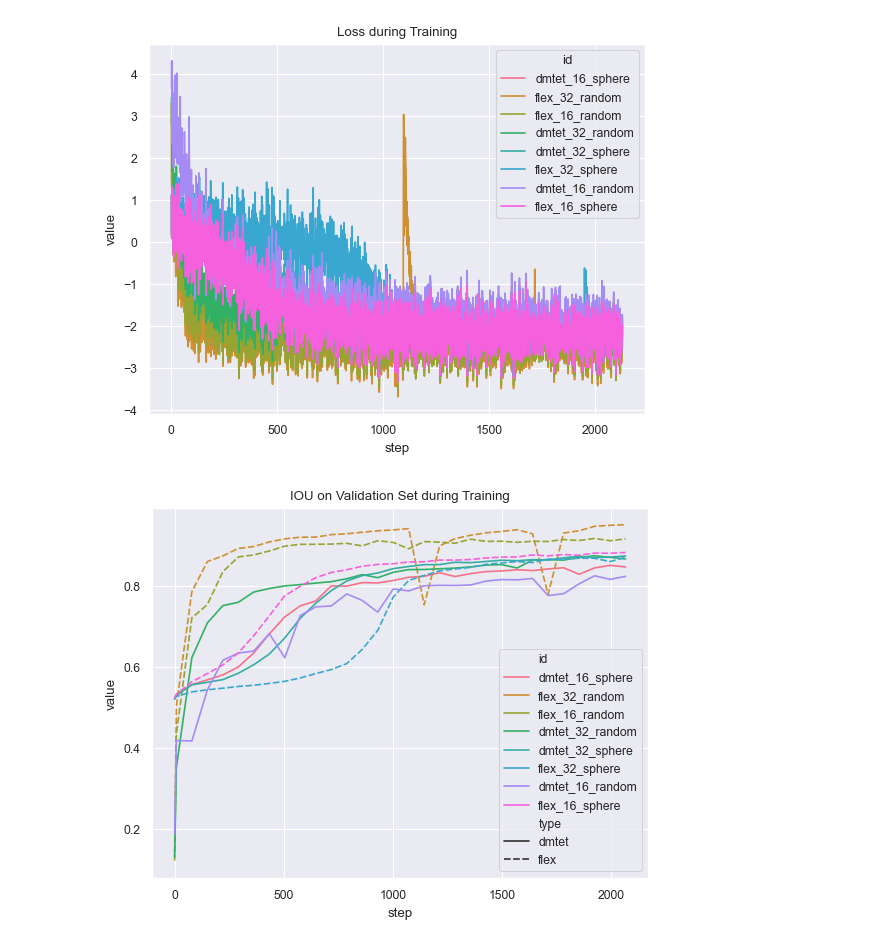
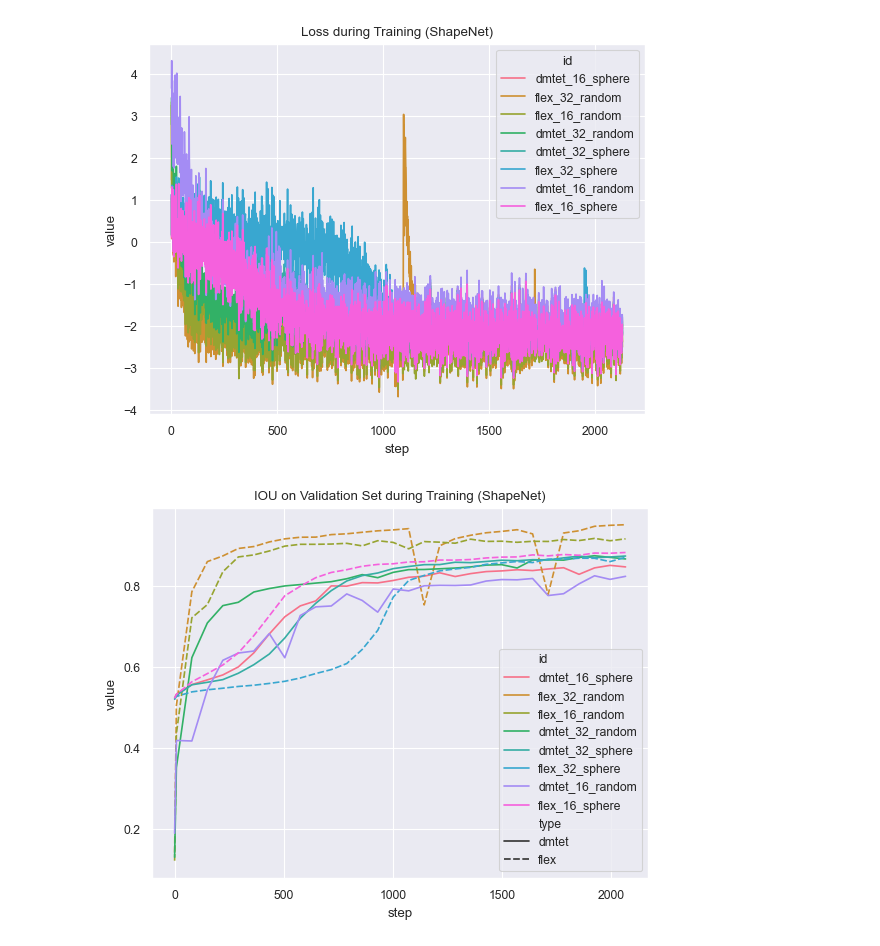
Before and after one commit to kataikko/dll2025project, a Jupyter notebook: plotting/plotting.ipynb, the cells around one changed output. Cells and saved outputs as stored; diff of their text form; code cells hidden in the pictures.

```diff
--- a/plotting/plotting.ipynb
+++ b/plotting/plotting.ipynb
@@ -77,15 +83,15 @@ sns.set_theme(style="darkgrid", palette="Spectral")
 sns.set_context("paper")
 # %%
 sns.lineplot(train_loss, x="step", y="value", hue="id")
-plt.title("Loss during Training")
+plt.title("Loss during Training (ShapeNet)")
 plt.savefig(PLOT_DIR + "train_loss" + ".png")
 # %% [output]
-[figure, old version]
+[figure, new version]
 # %%
 sns.lineplot(val_iou, x="step", y="value", hue="id", style="type")
-plt.title("IOU on Validation Set during Training")
+plt.title("IOU on Validation Set during Training (ShapeNet)")
 plt.savefig(PLOT_DIR + "val_iou" + ".png")
 # %% [output]
-[figure, old version]
+[figure, new version]
 # %%
 sns.lineplot(val_loss, x="step", y="value", hue="id", style="type")
```
Also changed, not shown: parts of 12 cells of this notebook, 16 other files.
